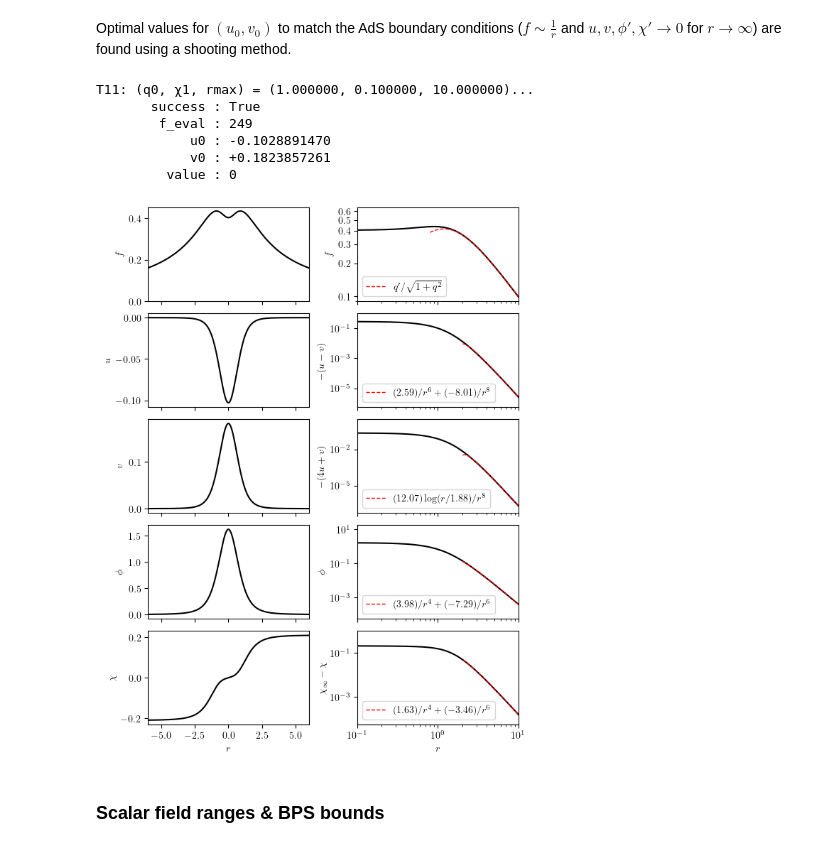
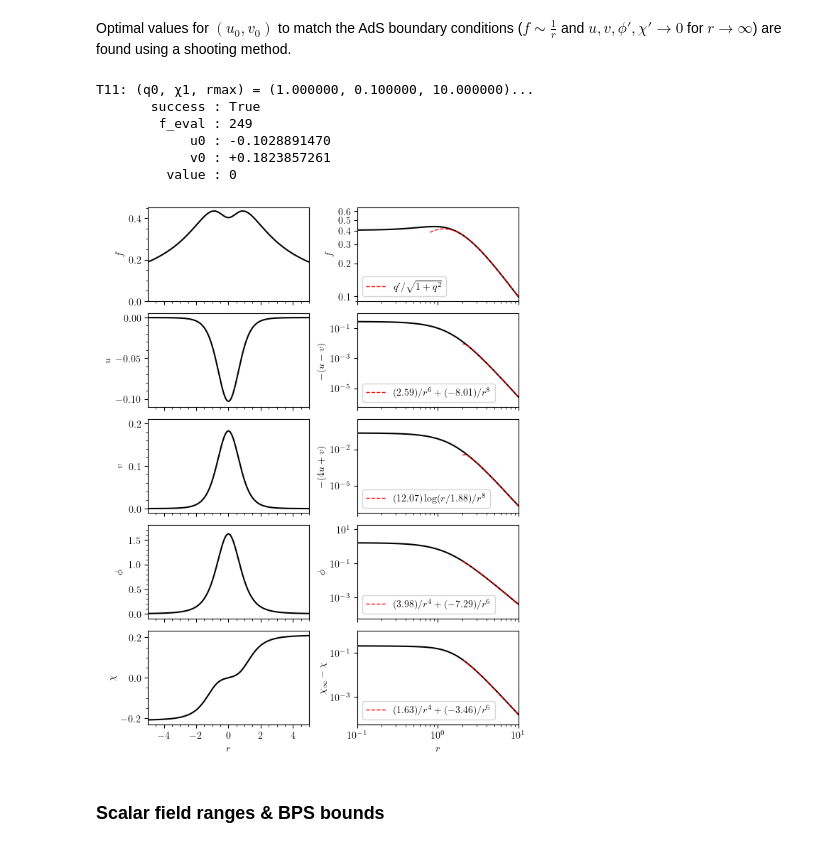
Before and after one commit to gloges/typeII-wormholes, a Jupyter notebook: wormholes.ipynb, the cells around one changed output. Cells and saved outputs as stored; diff of their text form; code cells hidden in the pictures.

```diff
--- a/wormholes.ipynb
+++ b/wormholes.ipynb
@@ -514,36 +514,41 @@ axes[3,1].plot(rr, φfit, '--r', lw=1, label=label_φ)
 rr, χfit, label_χ = wh.fitMassless_T11(r, χinf-χ, r>2)
 axes[4,1].plot(rr, χfit, '--r', lw=1, label=label_χ)
 
 for ax in axes[:,1]:
     ax.set_yscale('log')
     ax.legend(loc='lower left')
 
 axes[0,0].set_ylim(0)
+axes[1,0].set_ylim(-0.11)
+axes[2,0].set_ylim(-0.01, 0.21)
+axes[3,0].set_ylim(-0.1, 1.8)
 axes[0,1].set_ylim(0.09, 0.65)
 yticks = np.arange(0.1, 0.7, 0.1)
 axes[0,1].set_yticks(yticks, labels=[r'${:.1f}$'.format(y) for y in yticks])
 axes[1,1].set_ylim(10**-6.25, 1)
 axes[2,1].set_ylim(10**-7.25, 10**0.5)
 axes[3,1].set_ylim(10**-4.25, 10**1.25)
 axes[4,1].set_ylim(10**-4.25, 1)
 
-axes[3,0].set_xlim(-6*q0, 6*q0)
+axes[3,0].set_xlim(-5*q0, 5*q0)
 axes[3,1].set_xlim(0.1*q0, rmax)
 axes[3,1].set_xscale('log')
 
+for ax in axes.ravel():
+    ax.minorticks_on()
 
 plt.tight_layout()
 plt.subplots_adjust(left=0.11, right=0.98, top=0.99, bottom=0.08, wspace=0.3, hspace=0.13)
-plt.savefig('images/T11_profiles_ex1.png', dpi=300)
+# plt.savefig('images/T11_profiles_ex1.png', dpi=300)
 plt.show()
 # %% [output]
 T11: (q0, χ1, rmax) = (1.000000, 0.100000, 10.000000)...
        success : True
         f_eval : 249
             u0 : -0.1028891470
             v0 : +0.1823857261
          value : 0
-[figure, old version]
+[figure, new version]
 # %% [markdown]
 ### Scalar field ranges & BPS bounds
 # %% [markdown]
```
Also changed, not shown: parts of 3 cells of this notebook, 4 other files.
